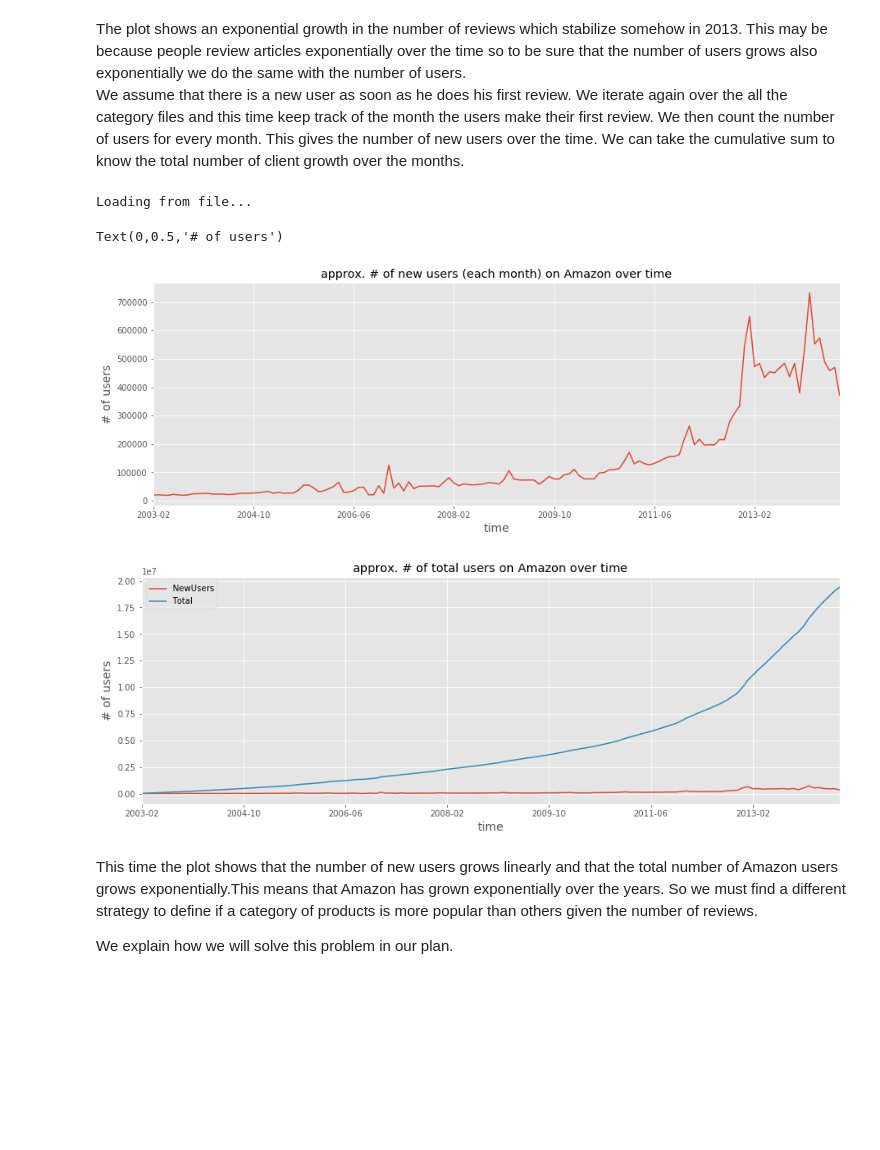
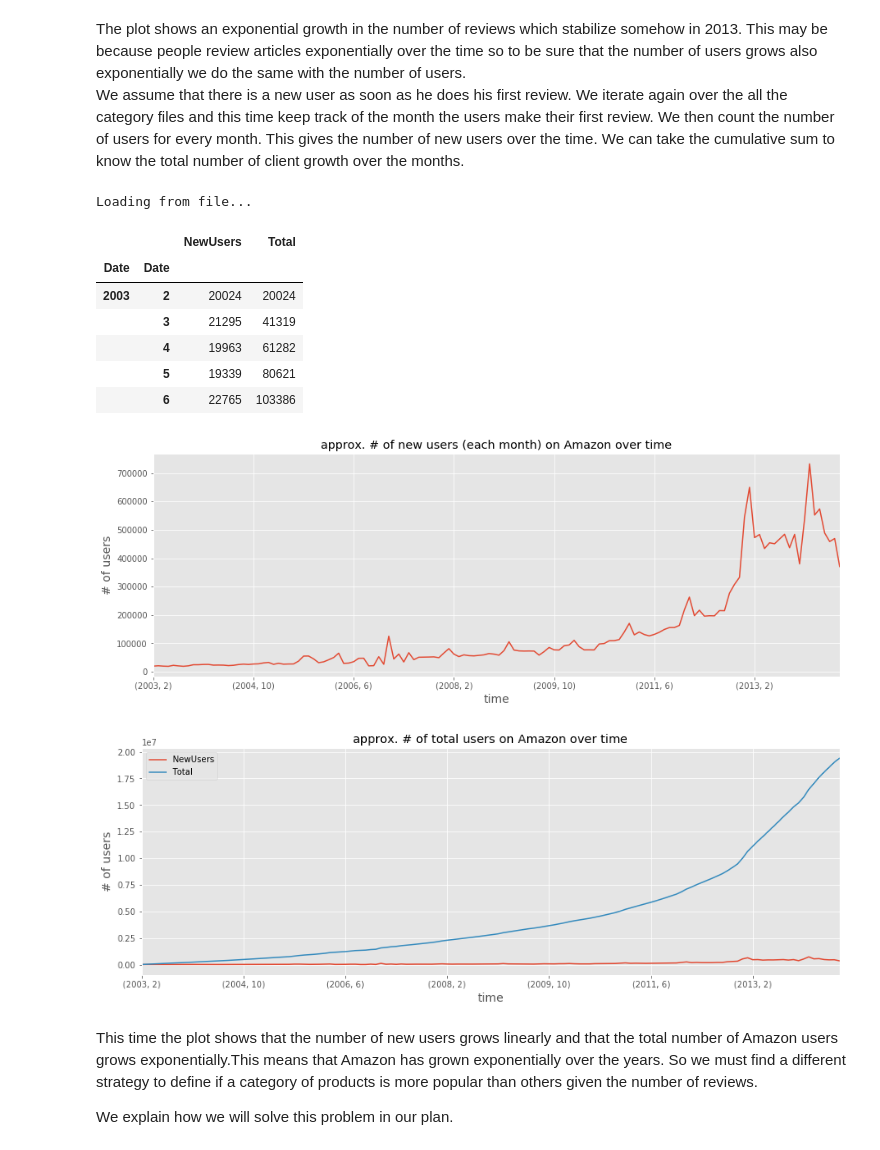
Before and after one commit to darioAnongba/EPFL-ADA, a Jupyter notebook: project/Report.ipynb, the cells around one changed output. Cells and saved outputs as stored; diff of their text form; code cells hidden in the pictures; blank space fills up the shorter version.

```diff
--- a/project/Report.ipynb
+++ b/project/Report.ipynb
@@ -230,15 +235,22 @@ We assume that there is a new user as soon as he does his first review. We itera
 # %%
 # Load Users Growth and show the graph
 users_growth_df = loadCountData(USER_COUNT, ['NewUsers','Date'], find_users_first_review, 'Users', truncate=True)
 users_growth_df['NewUsers'].plot(title='approx. # of new users (each month) on Amazon over time')
 plt.xlabel('time', fontsize=14)
 plt.ylabel('# of users', fontsize=14)
 users_growth_df.plot(title='approx. # of total users on Amazon over time')
 plt.xlabel('time', fontsize=14)
 plt.ylabel('# of users', fontsize=14)
+users_growth_df.head()
 # %% [output]
 Loading from file...
-Text(0,0.5,'# of users')
+|  |  | NewUsers | Total |
+| Date | Date |  |  |
+| 2003 | 2 | 20024 | 20024 |
+|  | 3 | 21295 | 41319 |
+|  | 4 | 19963 | 61282 |
+|  | 5 | 19339 | 80621 |
+|  | 6 | 22765 | 103386 |
 [figure]
 [figure]
 # %% [markdown]
```
Also changed, not shown: parts of 21 cells of this notebook, 1 other file.
